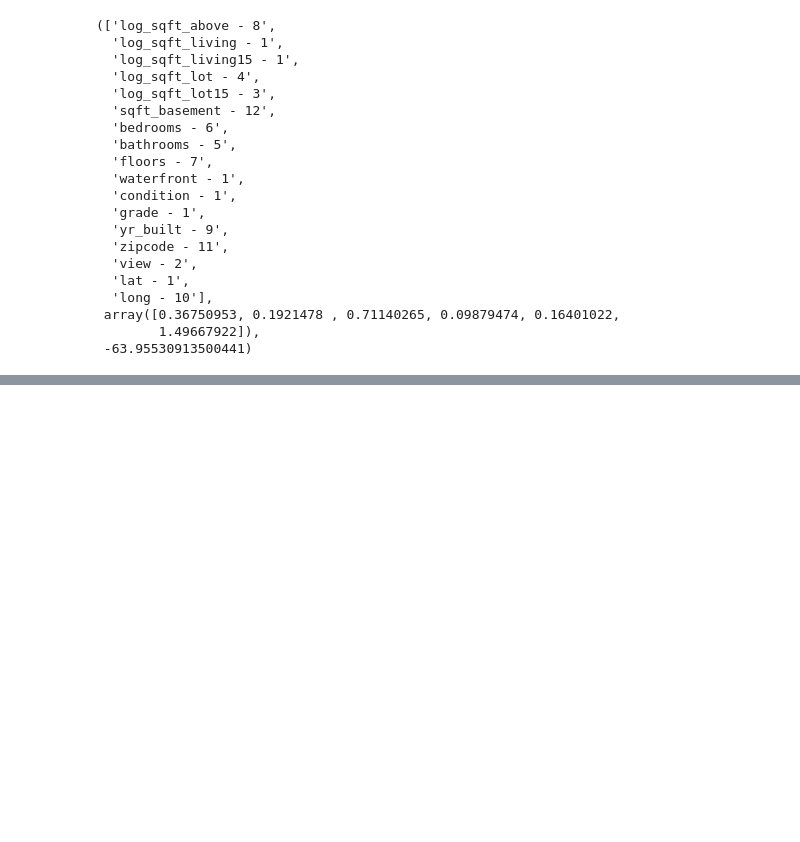
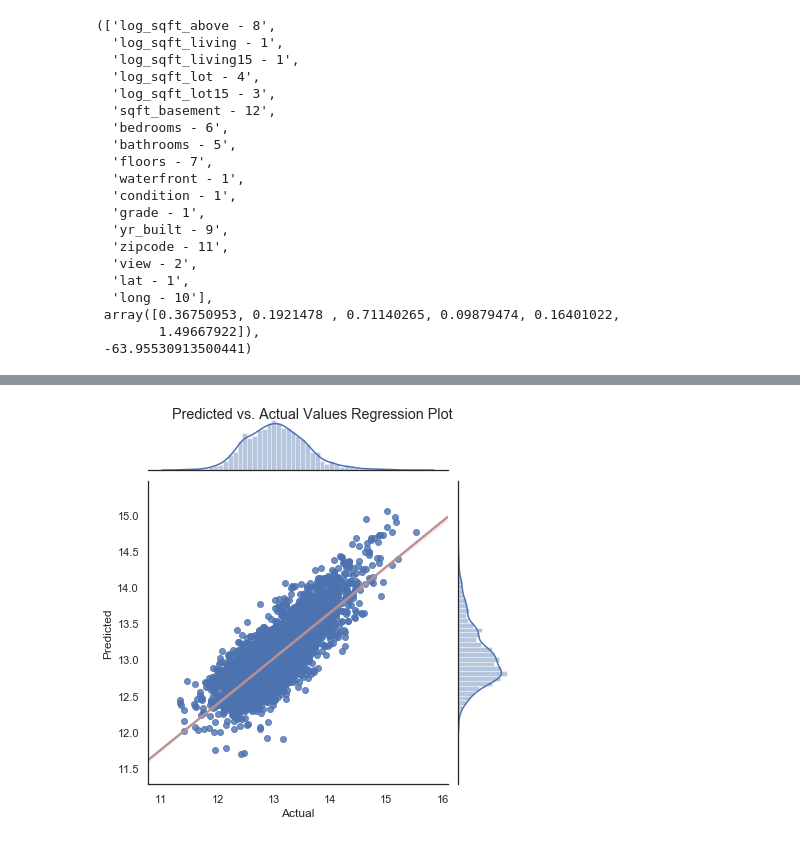
Before and after one commit to matt8955/Mod-1-project, a Jupyter notebook: Project_1_Walkthrough.ipynb, the cells around one changed output, grey strips where cells are left out. Saved outputs shown, nothing was run; the diff lists cells and outputs as text; code cells hidden in the pictures; blank space fills up the shorter version.

```diff
--- a/Project_1_Walkthrough.ipynb
+++ b/Project_1_Walkthrough.ipynb
@@ -164,0 +260,14 @@ strong multicollinearity or other numerical problems.
+# %%
+
+def regression_plot():
+    '''creates a regression plot of actual vs. predicted values.'''
+    import seaborn as sns; sns.set(style="white", color_codes=True)
+    g = sns.jointplot(df_predicted.Actual, df_predicted.Predicted,
+                  data=df_predicted, kind='reg',
+                  joint_kws={'line_kws':{'color':'rosyBrown'}})
+    g.fig.suptitle("Predicted vs. Actual Values Regression Plot")
+    return
+# %%
+regression_plot()
+# %% [output]
+[figure, added]
```
Also changed, not shown: parts of 9 cells of this notebook, 1 other file.
